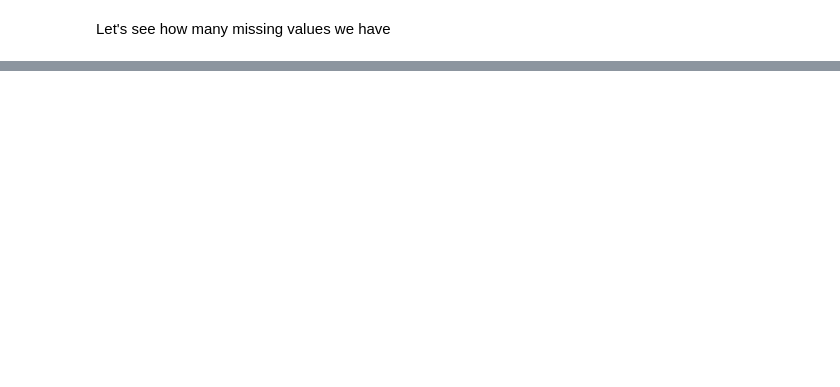
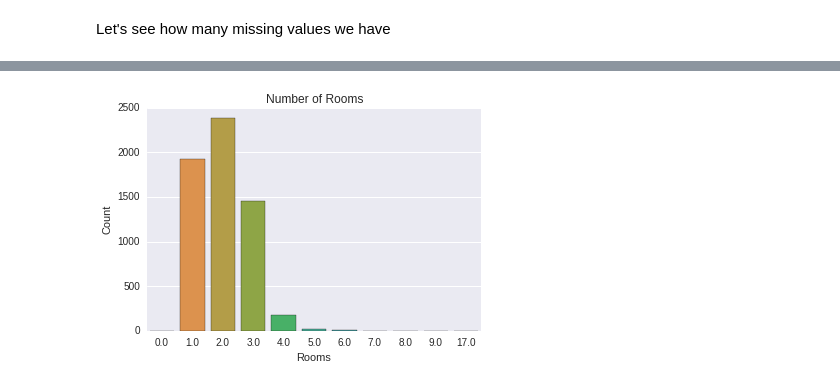
Before and after one commit to vsmolyakov/kaggle, a Jupyter notebook: sberbank/sberbank_notebook.ipynb, the cells around one changed output, grey strips where cells are left out. Saved outputs shown, nothing was run; the diff lists cells and outputs as text; code cells hidden in the pictures; blank space fills up the shorter version.

```diff
--- a/sberbank/sberbank_notebook.ipynb
+++ b/sberbank/sberbank_notebook.ipynb
@@ -52,0 +77,10 @@ plt.show()
+# %%
+#room counts
+plt.figure()
+sns.countplot(train_df['num_room'])
+plt.title("Number of Rooms")
+plt.xlabel("Rooms")
+plt.ylabel("Count")
+plt.show()
+# %% [output]
+[figure, added]
```
Also changed, not shown: parts of 11 cells of this notebook.
